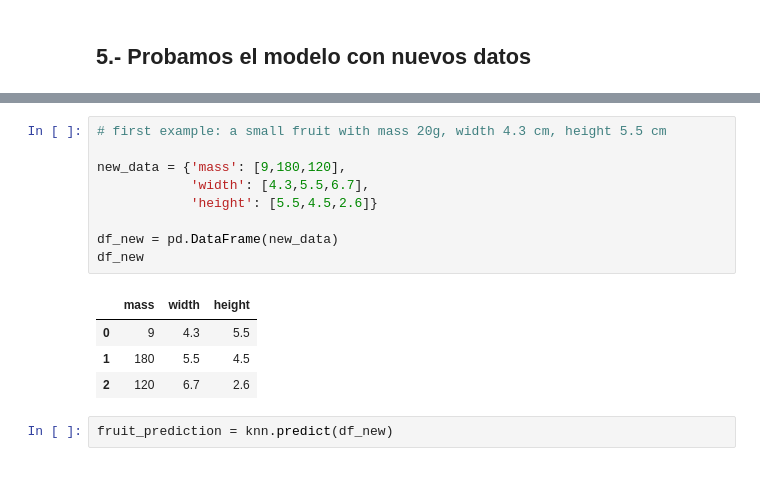
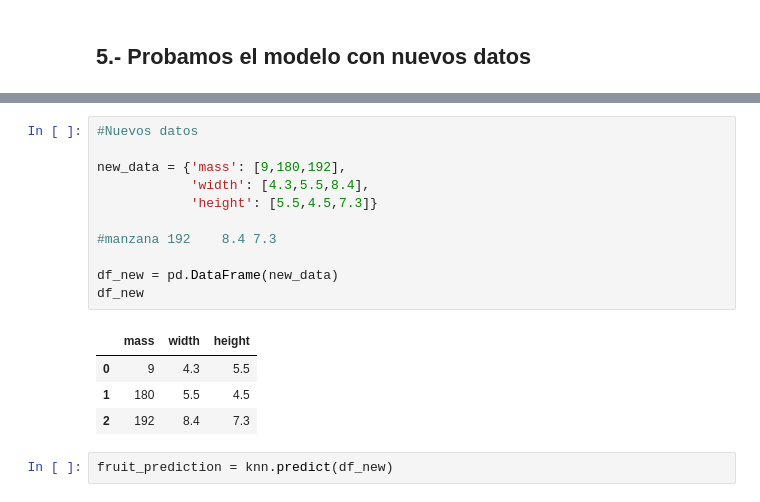
Before and after one commit to urvog/fruits-ml, a Jupyter notebook: Frutas_ML.ipynb, the cells around one changed output, grey strips where cells are left out. Cells and saved outputs as stored; diff of their text form.

```diff
--- a/Frutas_ML.ipynb
+++ b/Frutas_ML.ipynb
@@ -148,17 +160,19 @@ knn.score(X_test, y_test)
 # %%
-# first example: a small fruit with mass 20g, width 4.3 cm, height 5.5 cm
+#Nuevos datos
 
-new_data = {'mass': [9,180,120],
-            'width': [4.3,5.5,6.7],
-            'height': [5.5,4.5,2.6]}
+new_data = {'mass': [9,180,192],
+            'width': [4.3,5.5,8.4],
+            'height': [5.5,4.5,7.3]}
+
+#manzana 192	8.4	7.3
 
 df_new = pd.DataFrame(new_data)
 df_new
 # %% [output]
 |  | mass | width | height |
 | 0 | 9 | 4.3 | 5.5 |
 | 1 | 180 | 5.5 | 4.5 |
-| 2 | 120 | 6.7 | 2.6 |
+| 2 | 192 | 8.4 | 7.3 |
 # %%
 fruit_prediction = knn.predict(df_new)
 # %%
```
Also changed, not shown: parts of 14 cells of this notebook.
